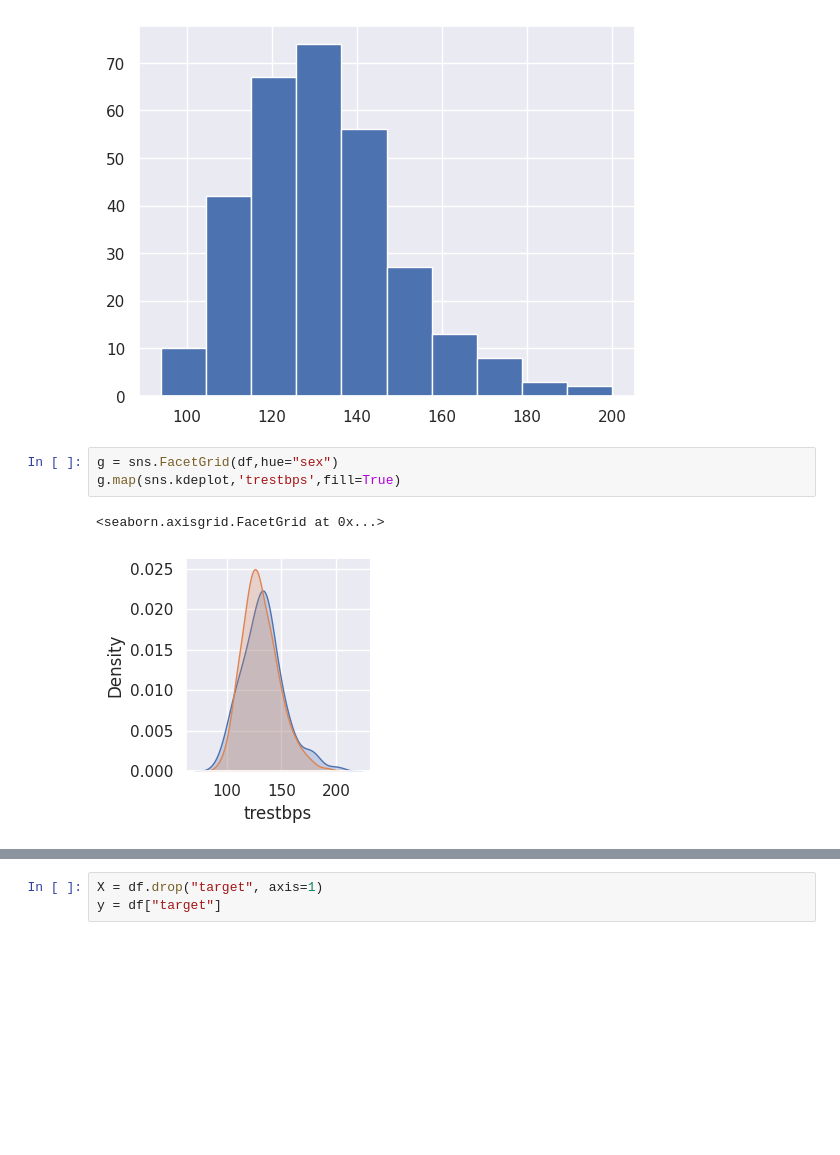
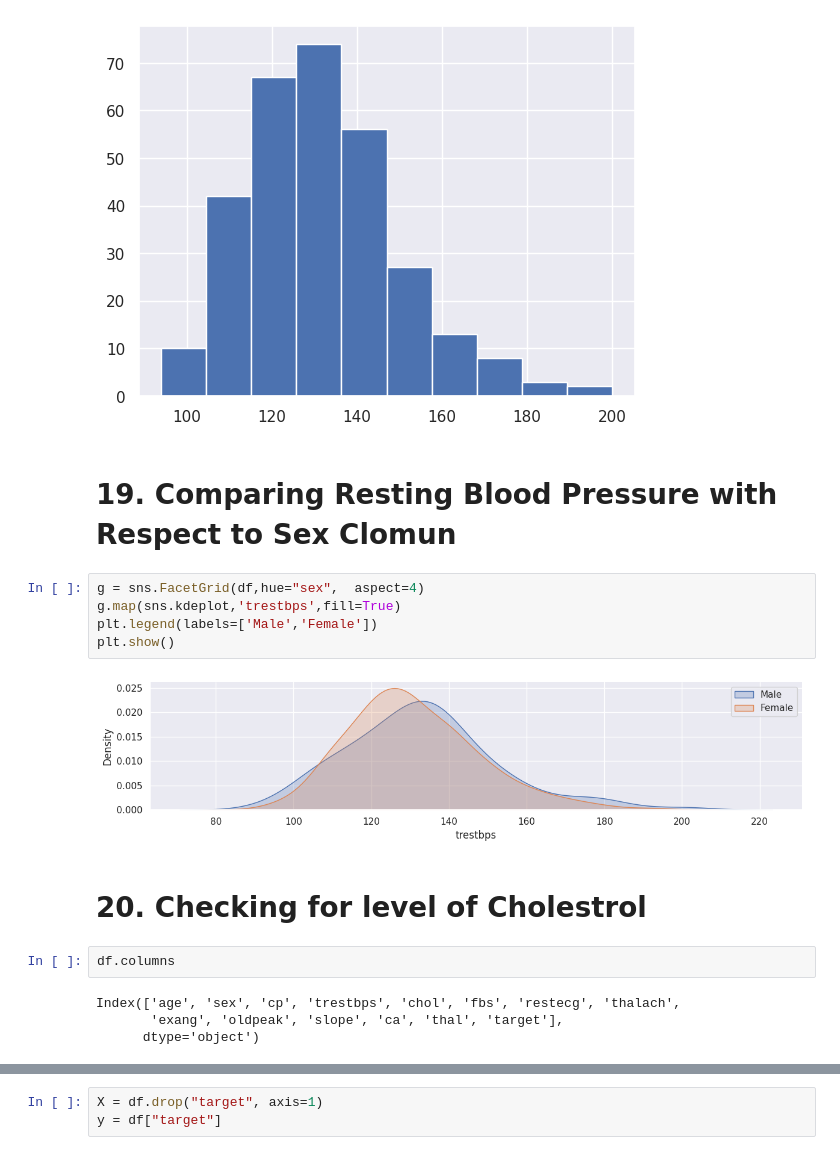
Before and after one commit to Nahsc0/python-data-science, a Jupyter notebook: Heart_Diseases_Prediction/Heart Diseases Prediction Model.ipynb, the cells around one changed output, grey strips where cells are left out. Drawn from its saved outputs; the diff is of its cells as text; blank space fills up the shorter version.

Commit message:
added labels to each task

```diff
--- a/Heart_Diseases_Prediction/Heart Diseases Prediction Model.ipynb
+++ b/Heart_Diseases_Prediction/Heart Diseases Prediction Model.ipynb
@@ -215,9 +247,20 @@ df['trestbps'].hist()
 # %% [output]
 <Axes: >
 [figure]
+# %% [markdown]
+# 19. Comparing Resting Blood Pressure with Respect to Sex Clomun
 # %%
-g = sns.FacetGrid(df,hue="sex")
+g = sns.FacetGrid(df,hue="sex",  aspect=4)
 g.map(sns.kdeplot,'trestbps',fill=True)
+plt.legend(labels=['Male','Female'])
+plt.show()
 # %% [output]
-<seaborn.axisgrid.FacetGrid at 0x...>
-[figure, old version]
+[figure, new version]
+# %% [markdown]
+# 20. Checking for level of Cholestrol
+# %%
+df.columns
+# %% [output]
+Index(['age', 'sex', 'cp', 'trestbps', 'chol', 'fbs', 'restecg', 'thalach',
+       'exang', 'oldpeak', 'slope', 'ca', 'thal', 'target'],
+      dtype='object')
```
Also changed, not shown: parts of 26 cells of this notebook.
